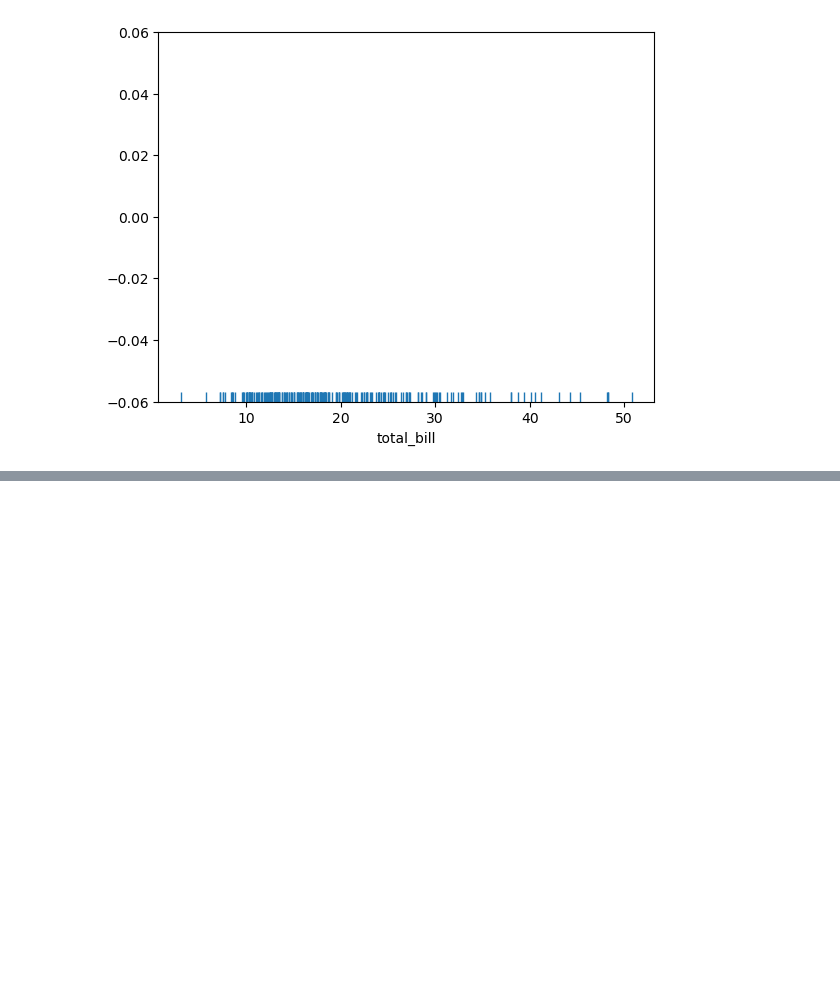
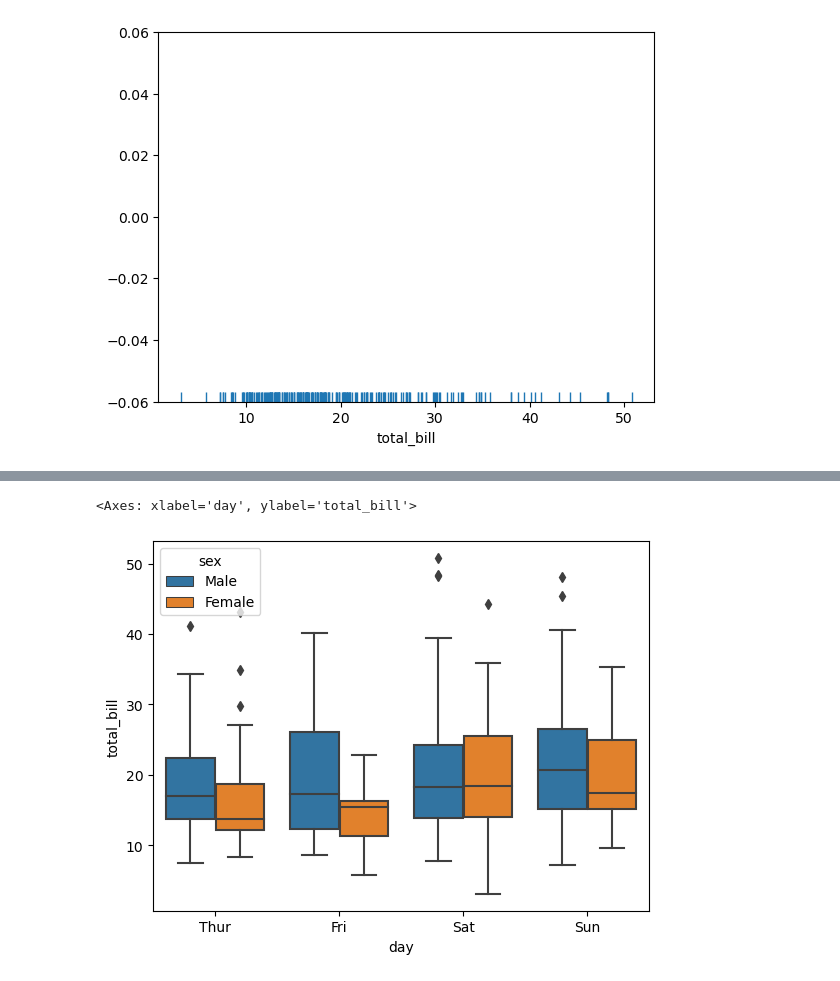
Before and after one commit to clog10/Machine-Learning, a Jupyter notebook: Seaborn/Seaborn.ipynb, the cells around one changed output, grey strips where cells are left out. Saved outputs shown, nothing was run; the diff lists cells and outputs as text; code cells hidden in the pictures; blank space fills up the shorter version.

```diff
--- a/Seaborn/Seaborn.ipynb
+++ b/Seaborn/Seaborn.ipynb
@@ -83,0 +117,5 @@ sns.rugplot(propinas['total_bill'])
+# %%
+sns.boxplot(x='day', y='total_bill', data=propinas, hue='sex')
+# %% [output]
+<Axes: xlabel='day', ylabel='total_bill'>
+[figure, added]
```
Also changed, not shown: parts of 10 cells of this notebook.
